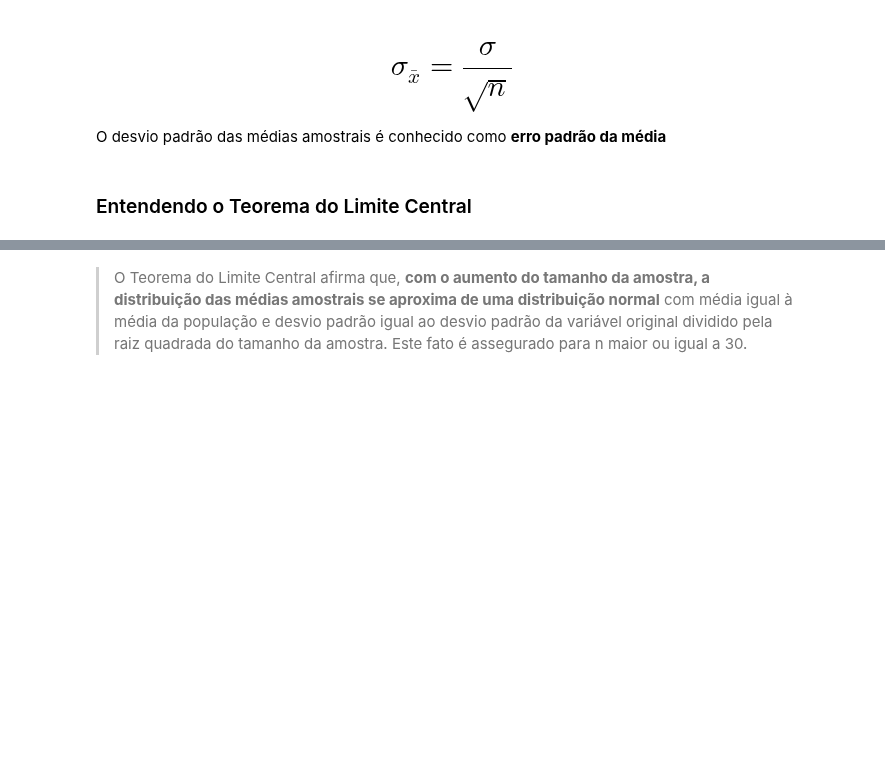
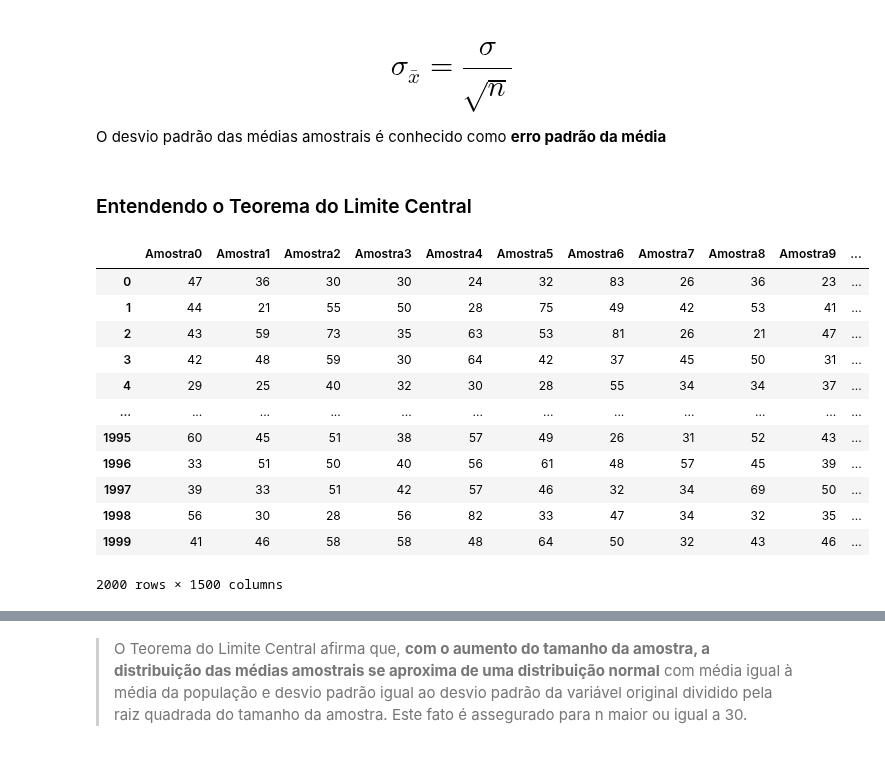
Before and after one commit to angelomaia/alura-cursos, a Jupyter notebook: Formação Estatística com Python/Curso_de_Estatística_Parte_2.ipynb, the cells around one changed output, grey strips where cells are left out. Saved outputs shown, nothing was run; the diff lists cells and outputs as text; code cells hidden in the pictures; blank space fills up the shorter version.

```diff
--- a/Formação Estatística com Python/Curso_de_Estatística_Parte_2.ipynb
+++ b/Formação Estatística com Python/Curso_de_Estatística_Parte_2.ipynb
@@ -851,0 +857,21 @@ O desvio padrão das médias amostrais é conhecido como **erro padrão da médi
+# %%
+for i in range(total_de_amostras):
+  _ = dados.Idade.sample(n)
+  _.index = range(0, len(_))
+  amostras['Amostra' + str(i)] = _
+
+amostras
+# %% [output]
+|  | Amostra0 | Amostra1 | Amostra2 | Amostra3 | Amostra4 | Amostra5 | Amostra6 | Amostra7 | Amostra8 | Amostra9 | ... |
+| 0 | 47 | 36 | 30 | 30 | 24 | 32 | 83 | 26 | 36 | 23 | ... |
+| 1 | 44 | 21 | 55 | 50 | 28 | 75 | 49 | 42 | 53 | 41 | ... |
+| 2 | 43 | 59 | 73 | 35 | 63 | 53 | 81 | 26 | 21 | 47 | ... |
+| 3 | 42 | 48 | 59 | 30 | 64 | 42 | 37 | 45 | 50 | 31 | ... |
+| 4 | 29 | 25 | 40 | 32 | 30 | 28 | 55 | 34 | 34 | 37 | ... |
+| ... | ... | ... | ... | ... | ... | ... | ... | ... | ... | ... | ... |
+| 1995 | 60 | 45 | 51 | 38 | 57 | 49 | 26 | 31 | 52 | 43 | ... |
+| 1996 | 33 | 51 | 50 | 40 | 56 | 61 | 48 | 57 | 45 | 39 | ... |
+| 1997 | 39 | 33 | 51 | 42 | 57 | 46 | 32 | 34 | 69 | 50 | ... |
+| 1998 | 56 | 30 | 28 | 56 | 82 | 33 | 47 | 34 | 32 | 35 | ... |
+| 1999 | 41 | 46 | 58 | 58 | 48 | 64 | 50 | 32 | 43 | 46 | ... |
+2000 rows × 1500 columns
```
Also changed, not shown: parts of 41 cells of this notebook.
